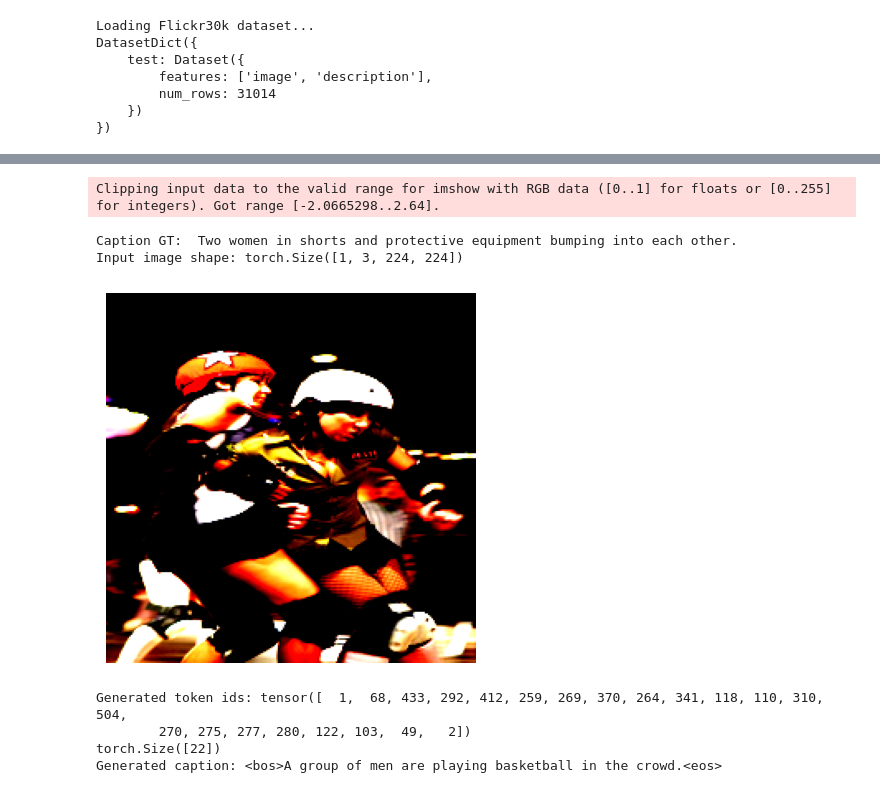
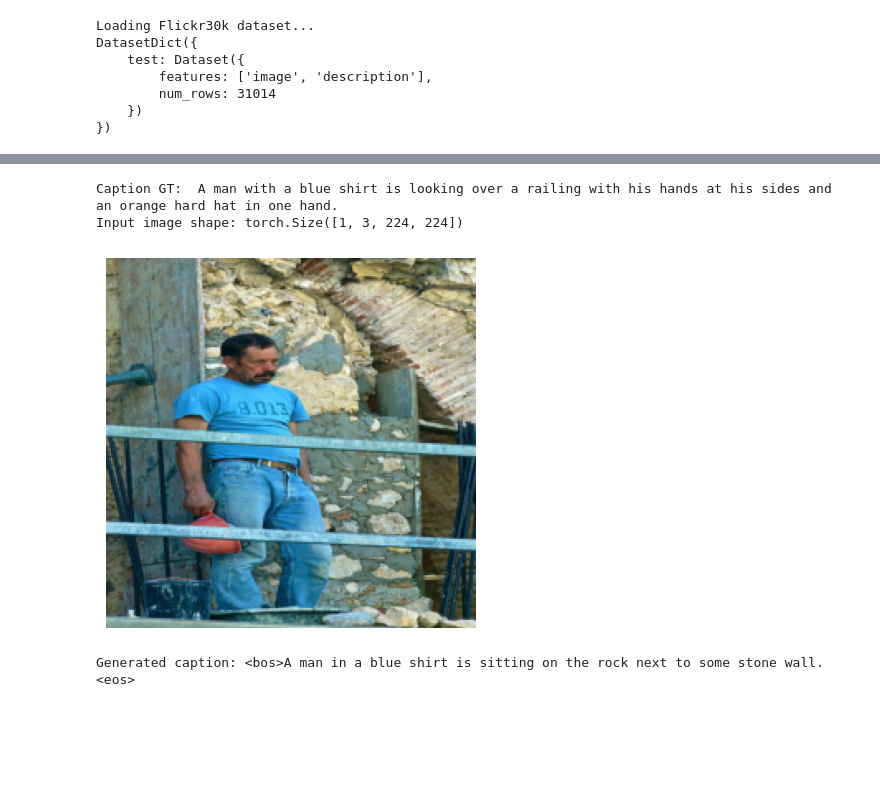
Before and after one commit to Incomprehensible/Transformer-Image-Captioning, a Jupyter notebook: run_inference.ipynb, the cells around one changed output, grey strips where cells are left out. Cells and saved outputs as stored; diff of their text form; code cells hidden in the pictures; blank space fills up the shorter version.

```diff
--- a/run_inference.ipynb
+++ b/run_inference.ipynb
@@ -175,32 +159,31 @@ Generated caption: <bos> yen about fencing predj bicycleon yellow froarm cralass
 # %%
 batch = next(iter(test_dataloader))
 image = batch["pixel_values"][0].unsqueeze(0).to(device)
 print('Caption GT: ', batch["description"][0])
 print('Input image shape:', image.shape)
 # plot input image
-img = image[0].cpu().permute(1, 2, 0).numpy()
+img = image[0].cpu()
+img = denormalize(img)
+img = img.clamp(0, 1)
+img = img.permute(1, 2, 0).numpy()
 plt.imshow(img)
 plt.axis('off')
 plt.show()
 
 tokens = transformer.generate(image,
         bos_token=tokenizer.get_vocab()[cfg.SpecialTokens.BOS.value],
         eos_token=tokenizer.get_vocab()[cfg.SpecialTokens.EOS.value],
         max_len=L,
         device=device,
         used_tokens_penalty=True)
 if not isinstance(tokens, torch.Tensor):
         tokens = torch.tensor(tokens)
-print('Generated token ids:', tokens)
-print(tokens.shape)
+# print('Generated token ids:', tokens)
+# print(tokens.shape)
 decoded_caption = tokenizer.decode(tokens)
 print('Generated caption:', decoded_caption)
 # %% [output]
-Clipping input data to the valid range for imshow with RGB data ([0..1] for floats or [0..255] for integers). Got range [-2.0665298..2.64].
+Caption GT:  A man with a blue shirt is looking over a railing with his hands at his sides and an orange hard hat in one hand.
+Input image shape: torch.Size([1, 3, 224, 224])
+[figure, new version]
-Caption GT:  Two women in shorts and protective equipment bumping into each other.
-Input image shape: torch.Size([1, 3, 224, 224])
+Generated caption: <bos>A man in a blue shirt is sitting on the rock next to some stone wall.<eos>
-[figure, old version]
-Generated token ids: tensor([  1,  68, 433, 292, 412, 259, 269, 370, 264, 341, 118, 110, 310, 504,
-        270, 275, 277, 280, 122, 103,  49,   2])
-torch.Size([22])
-Generated caption: <bos>A group of men are playing basketball in the crowd.<eos>
```
Also changed, not shown: parts of 7 cells of this notebook, 11 other files.
